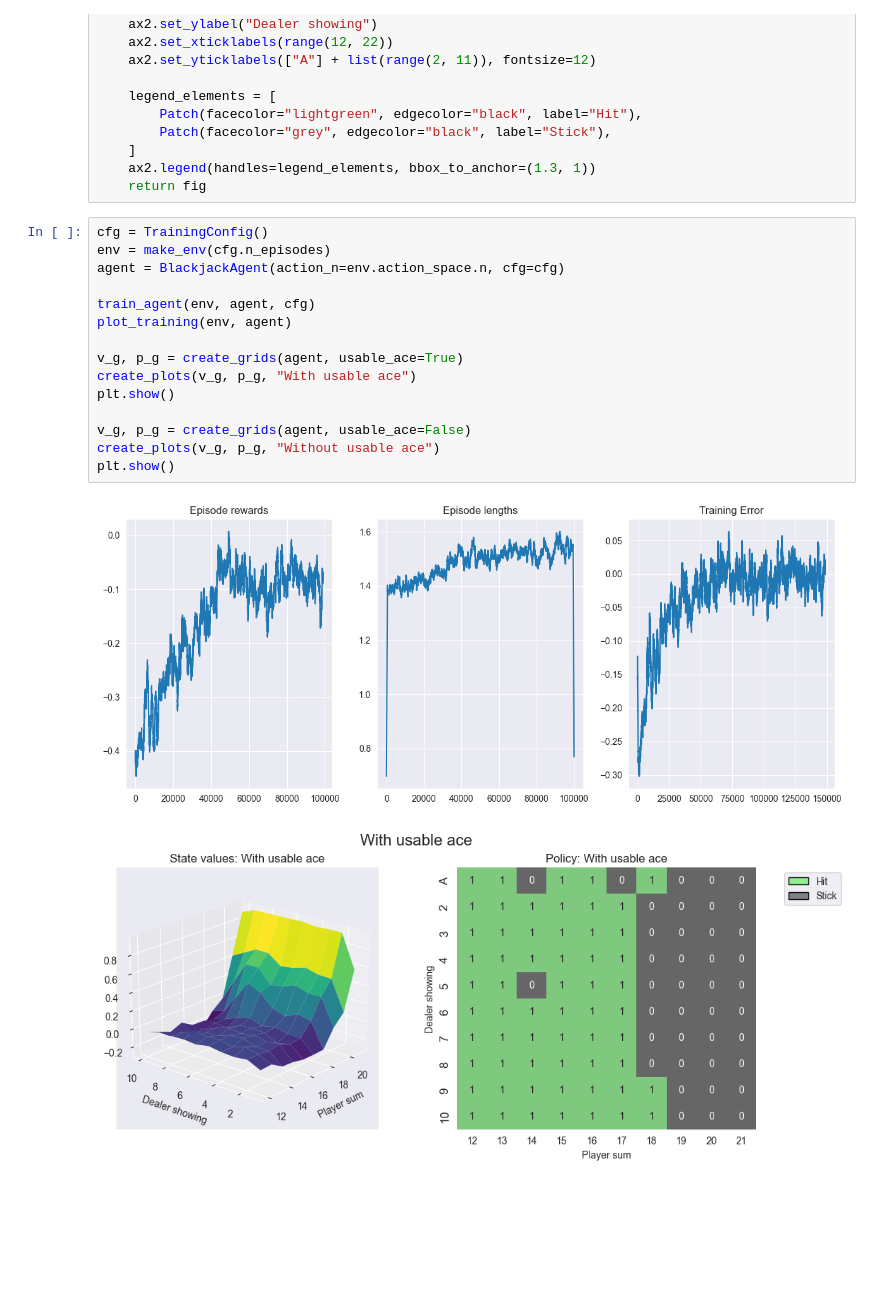
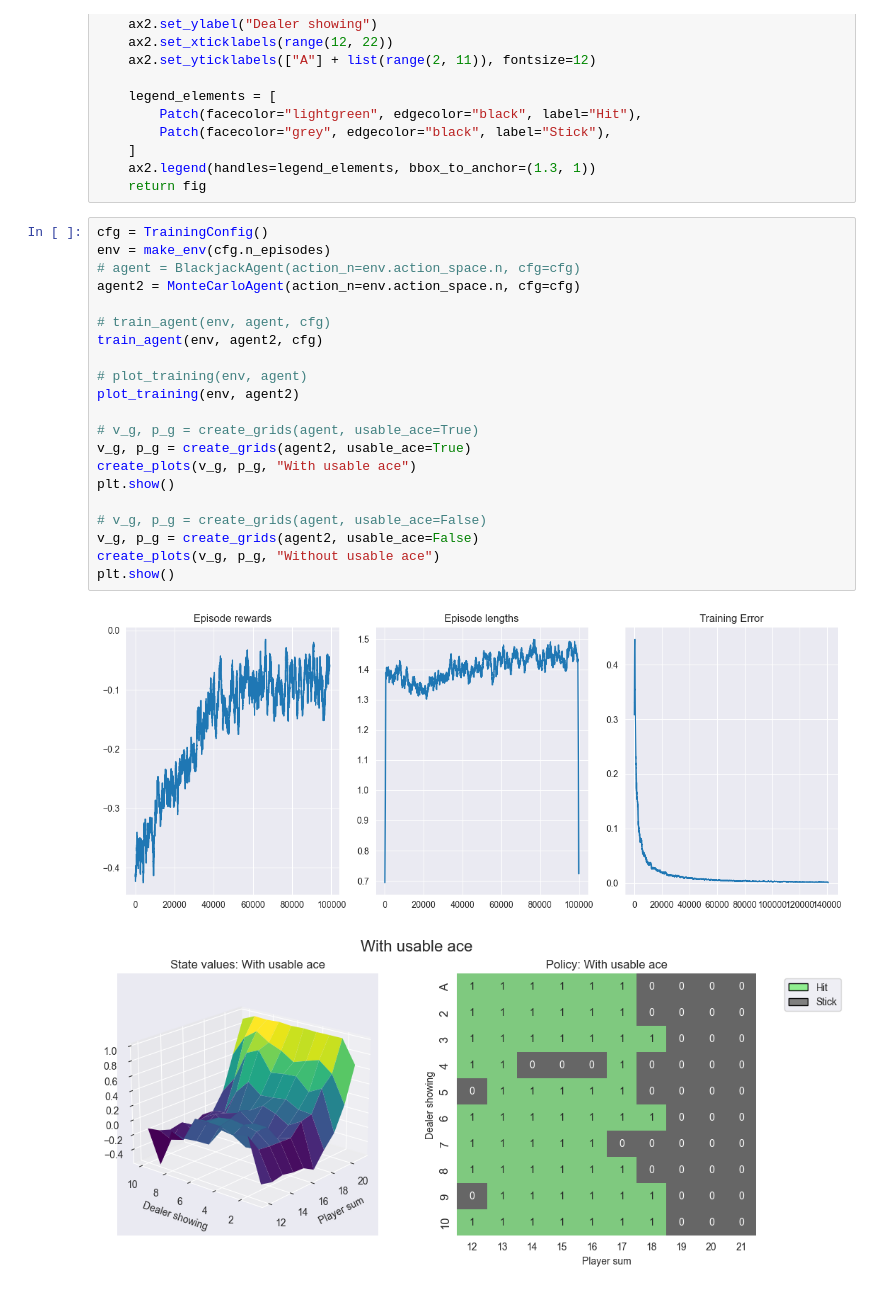
Before and after one commit to FranzCastillo/RL-Blackjack, a Jupyter notebook: workspace/main.ipynb, the cells around one changed output. Saved outputs shown, nothing was run; the diff lists cells and outputs as text; blank space fills up the shorter version.

```diff
--- a/workspace/main.ipynb
+++ b/workspace/main.ipynb
@@ -144,18 +203,24 @@ def create_plots(value_grid, policy_grid, title: str):
 # %%
 cfg = TrainingConfig()
 env = make_env(cfg.n_episodes)
-agent = BlackjackAgent(action_n=env.action_space.n, cfg=cfg)
+# agent = BlackjackAgent(action_n=env.action_space.n, cfg=cfg)
+agent2 = MonteCarloAgent(action_n=env.action_space.n, cfg=cfg)
 
-train_agent(env, agent, cfg)
-plot_training(env, agent)
+# train_agent(env, agent, cfg)
+train_agent(env, agent2, cfg)
 
-v_g, p_g = create_grids(agent, usable_ace=True)
+# plot_training(env, agent)
+plot_training(env, agent2)
+
+# v_g, p_g = create_grids(agent, usable_ace=True)
+v_g, p_g = create_grids(agent2, usable_ace=True)
 create_plots(v_g, p_g, "With usable ace")
 plt.show()
 
-v_g, p_g = create_grids(agent, usable_ace=False)
+# v_g, p_g = create_grids(agent, usable_ace=False)
+v_g, p_g = create_grids(agent2, usable_ace=False)
 create_plots(v_g, p_g, "Without usable ace")
 plt.show()
 # %% [output]
-[figure, old version]
+[figure, new version]
-[figure, old version]
+[figure, new version]
```
Also changed, not shown: parts of 3 cells of this notebook.
